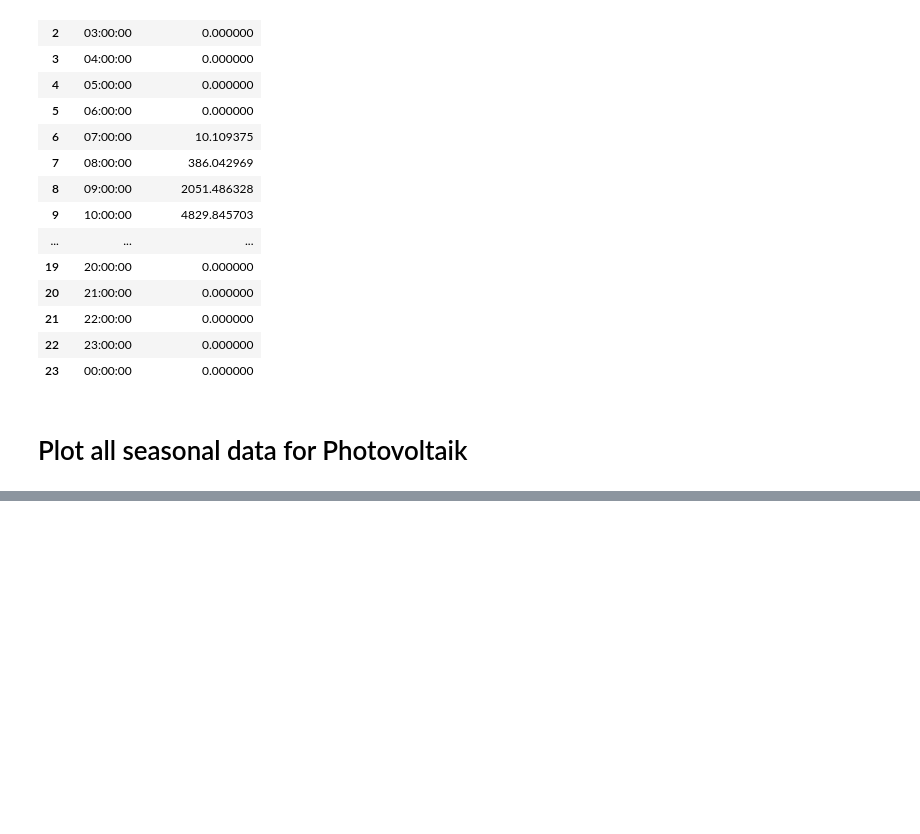
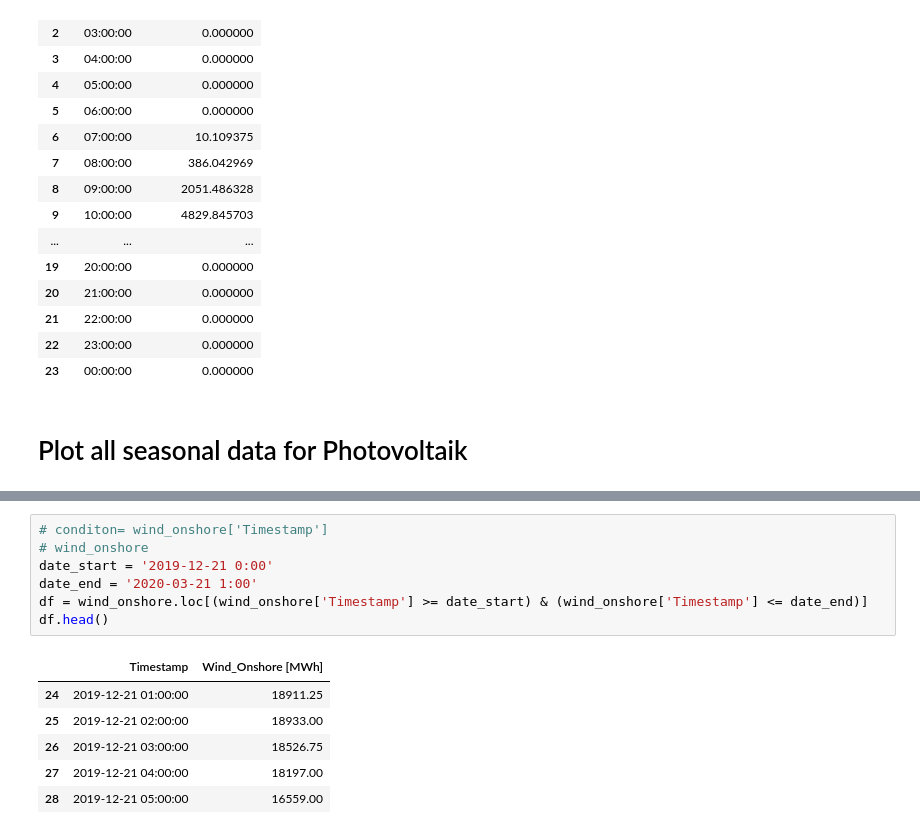
Before and after one commit to Arassc/energy-analysis-and-predictions, a Jupyter notebook: notebooks/load_green_energy_data.ipynb, the cells around one changed output, grey strips where cells are left out. Saved outputs shown, nothing was run; the diff lists cells and outputs as text; blank space fills up the shorter version.

```diff
--- a/notebooks/load_green_energy_data.ipynb
+++ b/notebooks/load_green_energy_data.ipynb
@@ -487,0 +458,14 @@ plot_all_seasonal_data_for_one_energy(seasons_data,'Photovoltaik')
+# %%
+# conditon= wind_onshore['Timestamp']
+# wind_onshore
+date_start = '2019-12-21 0:00'
+date_end = '2020-03-21 1:00'
+df = wind_onshore.loc[(wind_onshore['Timestamp'] >= date_start) & (wind_onshore['Timestamp'] <= date_end)]
+df.head()
+# %% [output]
+|  | Timestamp | Wind_Onshore [MWh] |
+| 24 | 2019-12-21 01:00:00 | 18911.25 |
+| 25 | 2019-12-21 02:00:00 | 18933.00 |
+| 26 | 2019-12-21 03:00:00 | 18526.75 |
+| 27 | 2019-12-21 04:00:00 | 18197.00 |
+| 28 | 2019-12-21 05:00:00 | 16559.00 |
```
Also changed, not shown: parts of 21 cells of this notebook, 6 other files.
